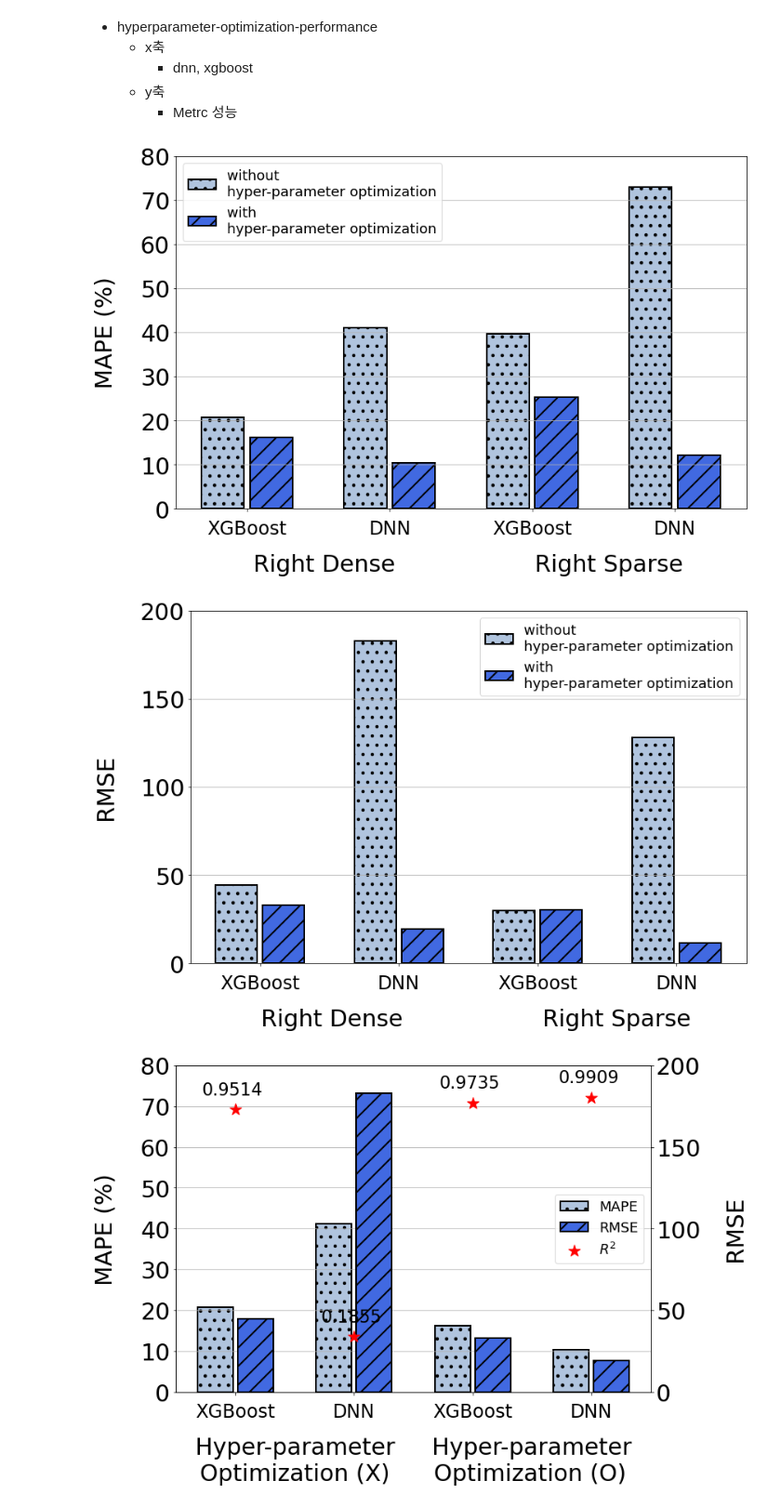
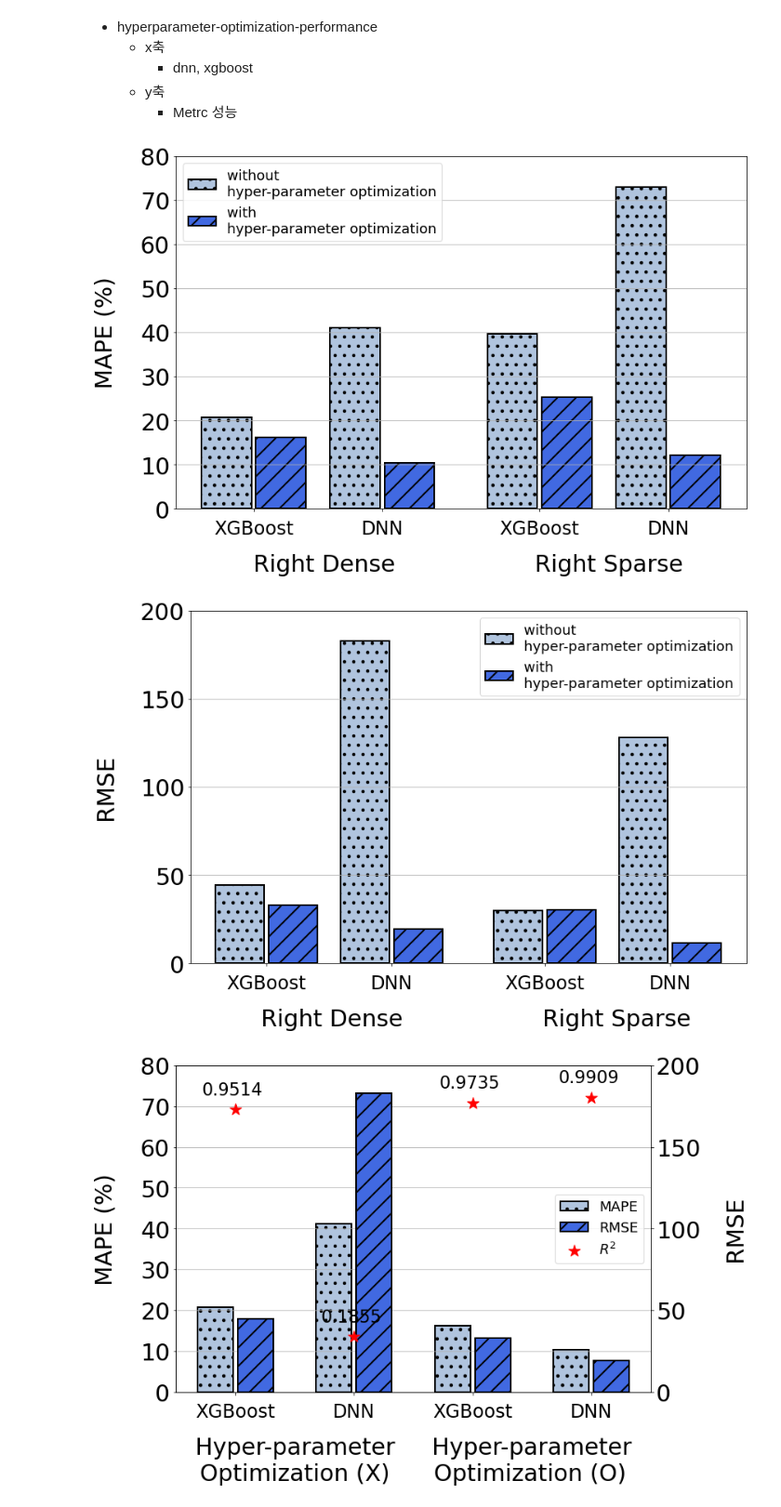
Before and after one commit to unhochoi/Sparse-Matrix-Multiplication, a Jupyter notebook: figure/pyplot/hyperparameter-optimization-performance.ipynb, the cells around one changed output. Shown at 93% size. Cells and saved outputs as stored; diff of their text form; code cells hidden in the pictures.

Commit message:
modifying figure

```diff
--- a/figure/pyplot/hyperparameter-optimization-performance.ipynb
+++ b/figure/pyplot/hyperparameter-optimization-performance.ipynb
@@ -31,39 +31,39 @@ plt.rc('xtick', labelsize=fontsize*0.8)  # x축 눈금 폰트 크기
 plt.rc('ytick', labelsize=fontsize)  # y축 눈금 폰트 크기
 plt.rc('legend', fontsize=fontsize*0.6)  # 범례 폰트 크기
 plt.rcParams['hatch.linewidth'] = 2 # bar pattern 두께
 
-x = np.arange(len(x_label)) # x축 인덱스
-width = 0.3 # bar 넓이
+x = np.array([0.1,1,2.1,3]) # x축 인덱스
+width = 0.35 # bar 넓이
 
 fig, ax1 = plt.subplots(figsize=(12,8)) # figure 및 subplot 선언
 
 # 각 bar 의 중심 지정
-bar1 = ax1.bar(x - 0.17, without_hp_optim_mape, width, linewidth=2, edgecolor='black', hatch='.', label='without \nhyper-parameter optimization', color='lightsteelblue', capsize=20)
-bar2 = ax1.bar(x + 0.17, hp_optim_mape, width, linewidth=2, edgecolor='black', hatch='/', label='with \nhyper-parameter optimization', color='royalblue', capsize=20)
+bar1 = ax1.bar(x - 0.19, without_hp_optim_mape, width, linewidth=2, edgecolor='black', hatch='.', label='without \nhyper-parameter optimization', color='lightsteelblue', capsize=20)
+bar2 = ax1.bar(x + 0.19, hp_optim_mape, width, linewidth=2, edgecolor='black', hatch='/', label='with \nhyper-parameter optimization', color='royalblue', capsize=20)
 
 ################################# ax1 ####################################################
 
 ax1.set_xticks(x) # x축 인덱스
 ax1.set_xticklabels(x_label) # x축 label 이름
 ax1.tick_params(axis='x',pad=10) # x축 label pad
 
 ax1.yaxis.grid(True) # y축만 grid 사용
 ax1.set_ylim([0, 80])  # 좌측 y축 범위 설정
 ax1.set_yticks([0, 10, 20, 30, 40, 50, 60, 70, 80]) # y축 index 설정
 
 ax1.set_xlabel('  Right Dense                   Right Sparse', labelpad=20) # ax1 ylabel 설정
 ax1.set_ylabel('MAPE (%)', labelpad=30) # ax1 ylabel 설정
 
 ###################################### 범례 표시 ###################################################
 
 ax1.legend(loc="upper left") # 범례 표시
 
 # 이미지 저장시, figure 크기에 맞게 이미지 저장
 fig.tight_layout()
-fig.savefig('./mape-hyper-parameter-optimization-performance.png')
+fig.savefig('./hyper-parameter-optimization-mape-performance.png')
 plt.show()
 # %% [output]
-[figure, old version]
+[figure, new version]
 # %%
 import matplotlib.pyplot as plt
 import numpy as np
@@ -92,14 +92,14 @@ plt.rc('ytick', labelsize=fontsize)  # y축 눈금 폰트 크기
 plt.rc('legend', fontsize=fontsize*0.6)  # 범례 폰트 크기
 plt.rcParams['hatch.linewidth'] = 2 # bar pattern 두께
 
-x = np.arange(len(x_label)) # x축 인덱스
-width = 0.3 # bar 넓이
+x = np.array([0.1,1,2.1,3]) # x축 인덱스
+width = 0.35 # bar 넓이
 
 fig, ax1 = plt.subplots(figsize=(12,8)) # figure 및 subplot 선언
 
 # 각 bar 의 중심 지정
-bar1 = ax1.bar(x - 0.17, without_hp_optim_rmse, width, linewidth=2, edgecolor='black', hatch='.', label='without \nhyper-parameter optimization', color='lightsteelblue', capsize=20)
-bar2 = ax1.bar(x + 0.17, hp_optim_rmse, width, linewidth=2, edgecolor='black', hatch='/', label='with \nhyper-parameter optimization', color='royalblue', capsize=20)
+bar1 = ax1.bar(x - 0.19, without_hp_optim_rmse, width, linewidth=2, edgecolor='black', hatch='.', label='without \nhyper-parameter optimization', color='lightsteelblue', capsize=20)
+bar2 = ax1.bar(x + 0.19, hp_optim_rmse, width, linewidth=2, edgecolor='black', hatch='/', label='with \nhyper-parameter optimization', color='royalblue', capsize=20)
 
 ################################# ax1 ####################################################
 
@@ -120,10 +120,10 @@ ax1.legend(loc="upper right") # 범례 표시
 
 # 이미지 저장시, figure 크기에 맞게 이미지 저장
 fig.tight_layout()
-fig.savefig('./rmse-hyper-parameter-optimization-performance.png')
+fig.savefig('./hyper-parameter-optimization-rmse-performance.png')
 plt.show()
 # %% [output]
-[figure, old version]
+[figure, new version]
 # %%
 # import matplotlib.pyplot as plt
 # import numpy as np
```
Also changed, not shown: 13 other files.
